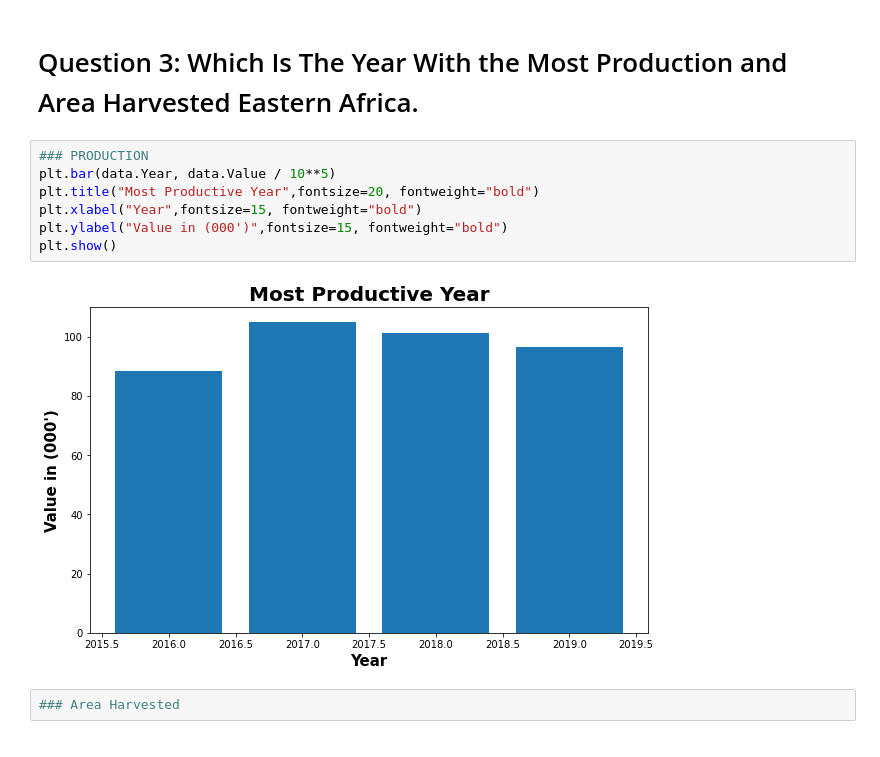
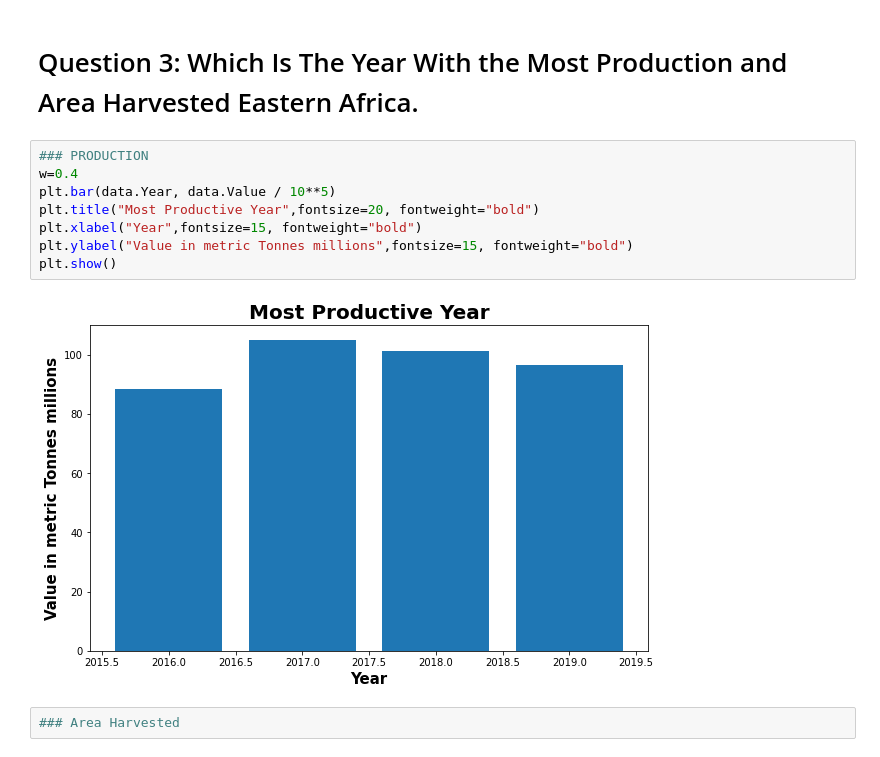
Before and after one commit to MuchereShawn/Jenga_Final_Project, a Jupyter notebook: Final_Project.ipynb, the cells around one changed output. Cells and saved outputs as stored; diff of their text form.

```diff
--- a/Final_Project.ipynb
+++ b/Final_Project.ipynb
@@ -65,13 +65,14 @@ data.loc[Production]["Value"].sum()
 # Question 3: Which Is The Year With the Most Production and Area Harvested  Eastern Africa.
 # %%
 ### PRODUCTION
+w=0.4
 plt.bar(data.Year, data.Value / 10**5)
 plt.title("Most Productive Year",fontsize=20, fontweight="bold")
 plt.xlabel("Year",fontsize=15, fontweight="bold")
-plt.ylabel("Value in (000')",fontsize=15, fontweight="bold")
+plt.ylabel("Value in metric Tonnes millions",fontsize=15, fontweight="bold")
 plt.show()
 # %% [output]
-[figure, old version]
+[figure, new version]
 # %%
 ### Area Harvested
 # %%
```
Also changed, not shown: parts of 10 cells of this notebook.
